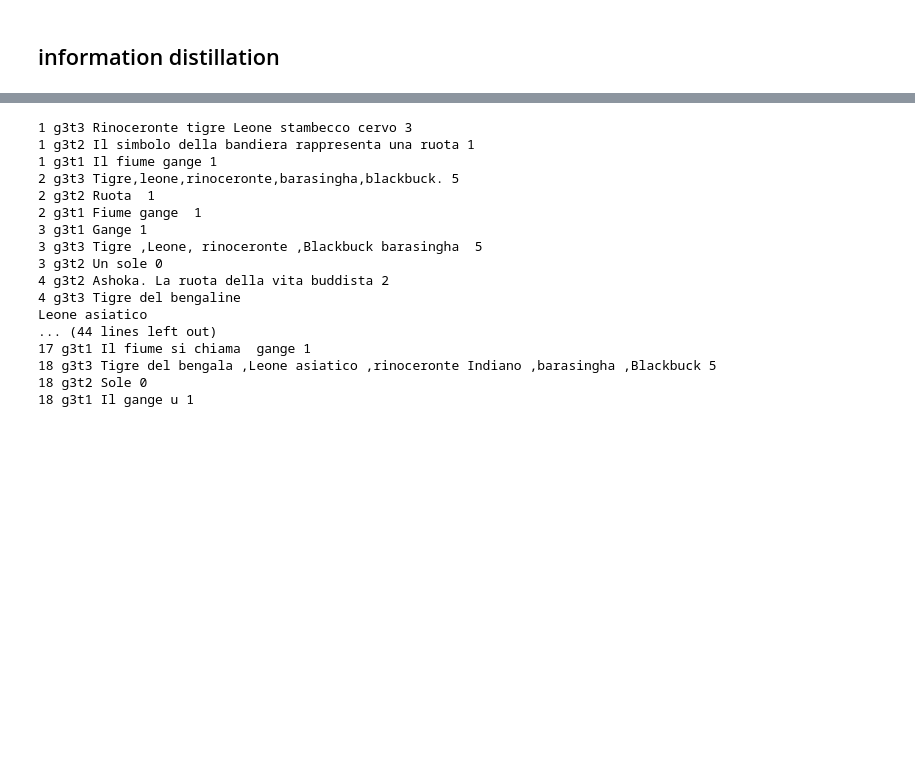
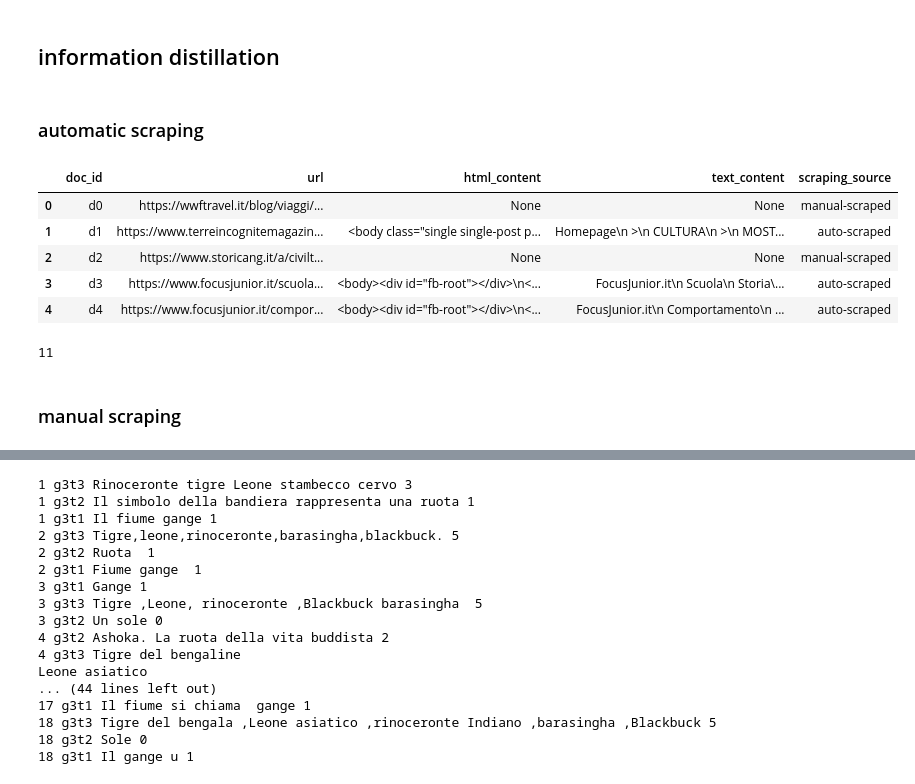
Before and after one commit to SOLandChildren/CHIIR27_LogAnalysis, a Jupyter notebook: dataset_creation.ipynb, the cells around one changed output, grey strips where cells are left out. Saved outputs shown, nothing was run; the diff lists cells and outputs as text; code cells hidden in the pictures; blank space fills up the shorter version.

Commit message:
Scraped all URLs

```diff
--- a/dataset_creation.ipynb
+++ b/dataset_creation.ipynb
@@ -731,3 +731,54 @@ serp_df.loc[serp_df["serp_id"]=="serp119"]
 |  | uid | topic_number | qid | query | serp_id | url | title | snippet | rank | relevance_score | ... |
 # %% [markdown]
 ## information distillation
+# %% [markdown]
+### automatic scraping
+# %%
+import pandas as pd
+import urllib3
+from urllib3 import Retry
+from tqdm.notebook import tqdm
+import time
+from bs4 import BeautifulSoup
+
+serp_df = pd.read_csv("Data/logs_compiled.csv")
+len(serp_df["url"].unique())
+
+corpus = []
+for idx, url in tqdm(zip(range(len(serp_df["url"].unique())), serp_df["url"].unique()), total = len(serp_df["url"].unique())):
+    if idx % 50 == 0 and idx!=0:
+        time.sleep(10)
+    if pd.notna(url):
+        try:
+            html = urllib3.request("GET", url, retries=Retry(5), headers={'User-Agent': 'Mozilla/5.0'})
+            # html = urllib3.request("GET", url, retries=False)
+            if html.status == 200:
+                soup = BeautifulSoup(markup = html.data, features='lxml')
+                # kill all script and style elements
+                for script in soup(["script", "style", "nav", "header", "footer", "aside", "img", "link"]):
+                    script.extract() # rip it out
+                    # script.decompose()
+                corpus.append(["d"+str(idx), url, str(soup.body), str(soup.body.get_text(separator='\n ', strip=True)), "auto-scraped"])
+            else:
+                corpus.append(["d"+str(idx), url, None, None, "manual-scraped"])
+        except:
+            corpus.append(["d"+str(idx), url, None, None, "manual-scraped"])
+# %%
+corpus_df = pd.DataFrame(corpus, columns = ["doc_id", "url", "html_content", "text_content", "scraping_source"])
+corpus_df.to_excel("Data/corpus.xlsx", index=False)
+# corpus_df.to_csv("Data/corpus.tsv", index=False, encoding="utf8", sep="\t")
+# %%
+corpus_df.head()
+# %% [output]
+|  | doc_id | url | html_content | text_content | scraping_source |
+| 0 | d0 | https://wwftravel.it/blog/viaggi/... | None | None | manual-scraped |
+| 1 | d1 | https://www.terreincognitemagazin... | <body class="single single-post p... | Homepage\n >\n CULTURA\n >\n MOST... | auto-scraped |
+| 2 | d2 | https://www.storicang.it/a/civilt... | None | None | manual-scraped |
+| 3 | d3 | https://www.focusjunior.it/scuola... | <body><div id="fb-root"></div>\n<... | FocusJunior.it\n Scuola\n Storia\... | auto-scraped |
+| 4 | d4 | https://www.focusjunior.it/compor... | <body><div id="fb-root"></div>\n<... | FocusJunior.it\n Comportamento\n ... | auto-scraped |
+# %%
+len(corpus_df.loc[pd.isna(corpus_df["text_content"])])
+# %% [output]
+11
+# %% [markdown]
+### manual scraping
```
Also changed, not shown: parts of 6 cells of this notebook, 1 other file.
